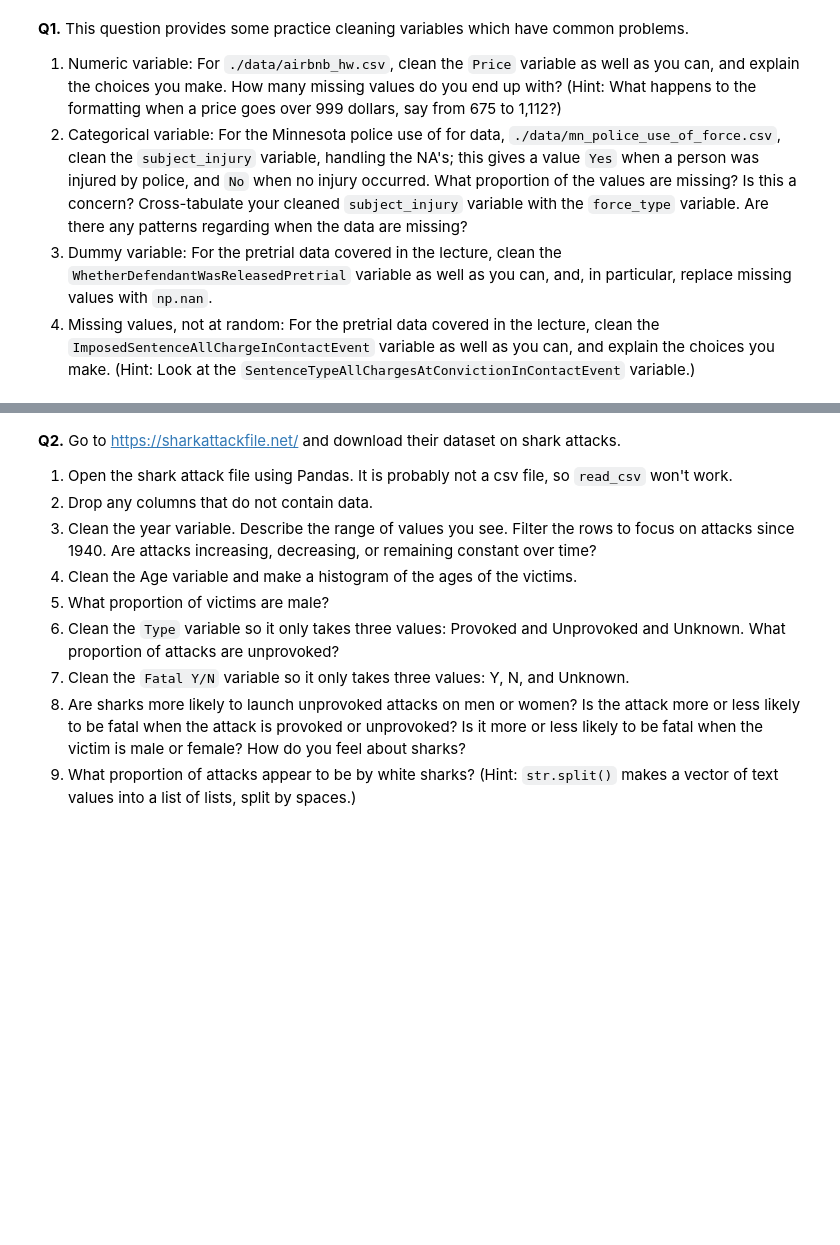
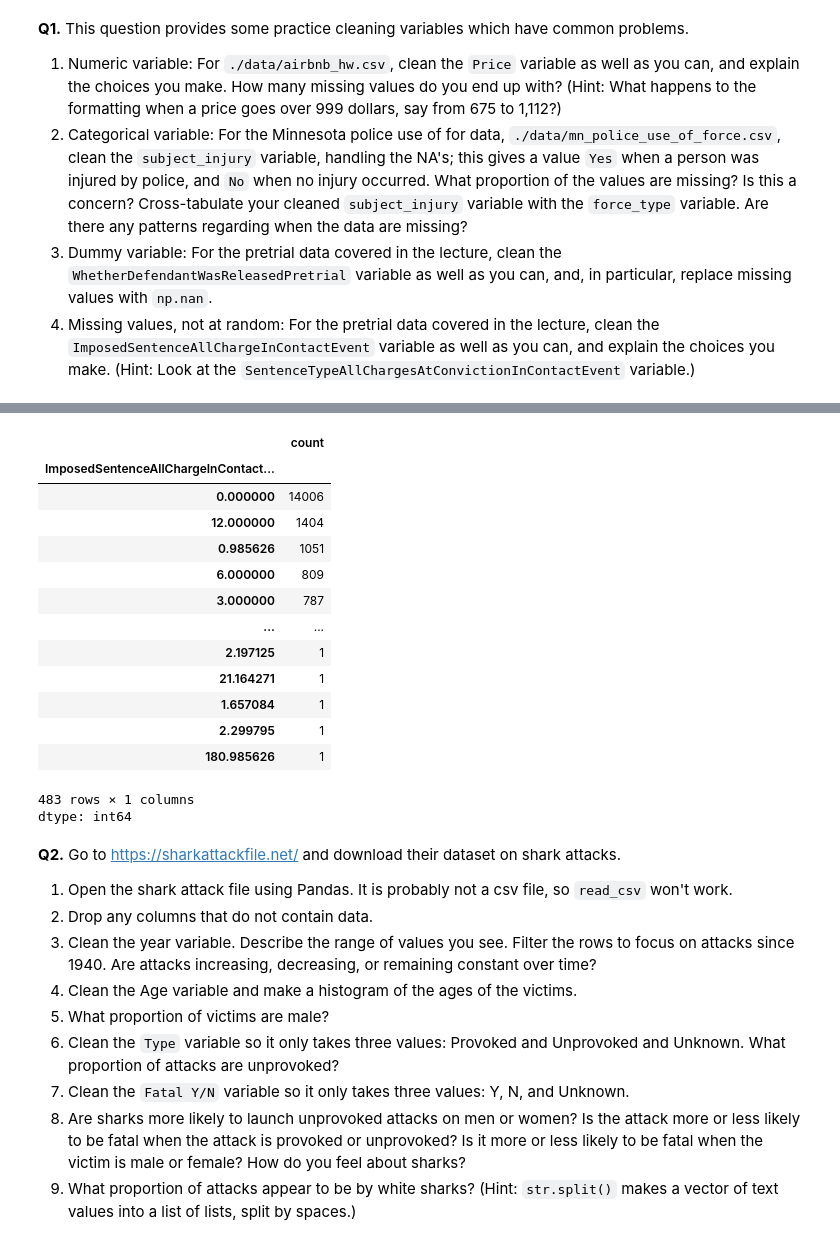
Before and after one commit to btw257-ui/wrangling, a Jupyter notebook: assignment/assignment.ipynb, the cells around one changed output, grey strips where cells are left out. Cells and saved outputs as stored; diff of their text form; code cells hidden in the pictures; blank space fills up the shorter version.

```diff
--- a/assignment/assignment.ipynb
+++ b/assignment/assignment.ipynb
@@ -23,0 +55,6 @@ mn = pd.read_csv('/mn_police_use_of_force.csv')
+# %%
+#Part 3
+pretrial = pd.read_parquet('/justice_data.parquet')
+pretrial['WhetherDefendantWasReleasedPretrial'].value_counts()
+pretrial['WhetherDefendantWasReleasedPretrial'] = pretrial['WhetherDefendantWasReleasedPretrial'].replace(9,np.nan)
+pretrial['WhetherDefendantWasReleasedPretrial'].value_counts()
@@ -24,3 +67,30 @@ mn = pd.read_csv('/mn_police_use_of_force.csv')
+# %%
+#Part 4
+pretrial['ImposedSentenceAllChargeInContactEvent'].value_counts(dropna=False)
+
+pretrial['SentenceTypeAllChargesAtConvictionInContactEvent'].value_counts(dropna=False)
+pd.crosstab(pretrial['ImposedSentenceAllChargeInContactEvent'],pretrial['SentenceTypeAllChargesAtConvictionInContactEvent'])
+#All examples of ImposedSentenceAllChargeInContactEvent being empty occur when SentenceTypeAllChargesAtConvictionInContactEvent is either "Other, all charges in cohort contact resulted in pending, dismissed,
+#deferred, etc" or "Not applicable (e.g., disposition record not found, or unknown)," both of which would carry zero length of prison
+pretrial.loc[ pretrial['SentenceTypeAllChargesAtConvictionInContactEvent'].isin([4, 9]),'ImposedSentenceAllChargeInContactEvent'] = 0
+pretrial['ImposedSentenceAllChargeInContactEvent']=pretrial['ImposedSentenceAllChargeInContactEvent'].astype(float)
+pretrial['ImposedSentenceAllChargeInContactEvent'].value_counts()
+# %% [output]
+|  | count |
+| ImposedSentenceAllChargeInContact... |  |
+| 0.000000 | 14006 |
+| 12.000000 | 1404 |
+| 0.985626 | 1051 |
+| 6.000000 | 809 |
+| 3.000000 | 787 |
+| ... | ... |
+| 2.197125 | 1 |
+| 21.164271 | 1 |
+| 1.657084 | 1 |
+| 2.299795 | 1 |
+| 180.985626 | 1 |
+483 rows × 1 columns
+dtype: int64
 # %% [markdown]
 **Q2.** Go to https://sharkattackfile.net/ and download their dataset on shark attacks.
 
```
Also changed, not shown: parts of 15 cells of this notebook.
